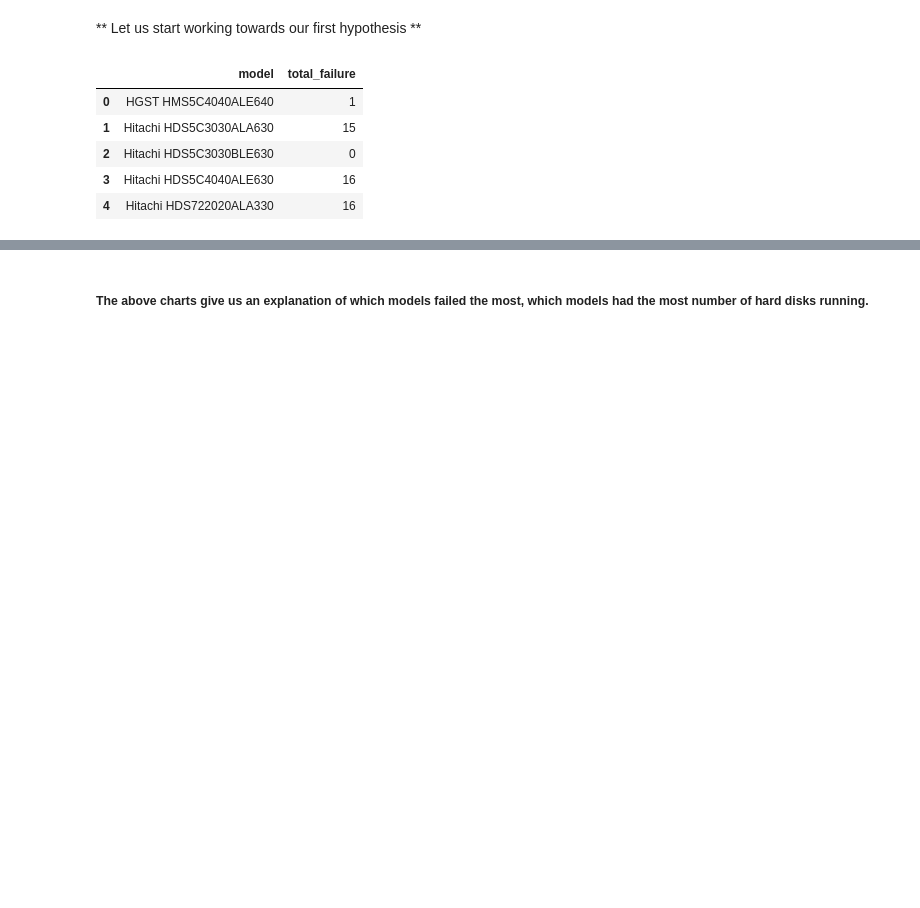
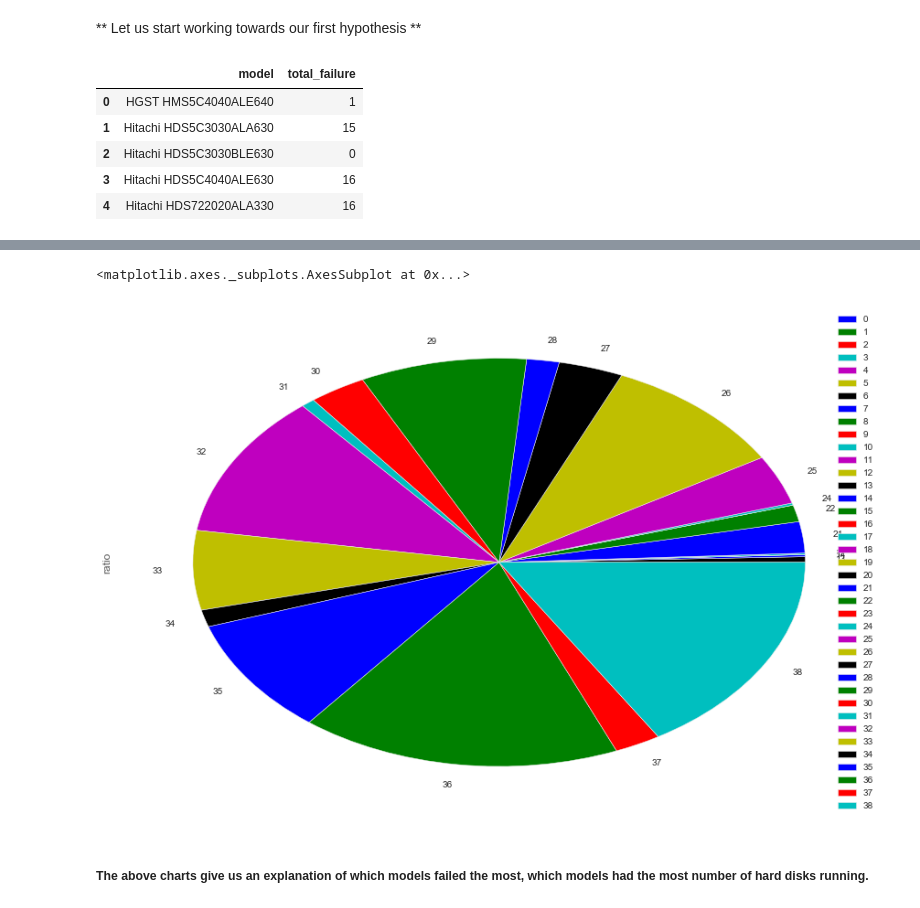
Before and after one commit to ababook/intro-python-data-science, a Jupyter notebook: hard-disk/Explore.ipynb, the cells around one changed output, grey strips where cells are left out. Cells and saved outputs as stored; diff of their text form; code cells hidden in the pictures; blank space fills up the shorter version.

```diff
--- a/hard-disk/Explore.ipynb
+++ b/hard-disk/Explore.ipynb
@@ -107,0 +166,4 @@ hard_disk_failures_df.plot(kind="bar",x="model",y="total_failure",figsize=(18,5)
+# %%
+# now let us compute the ratio of failure number/total_hard_disk of hard disk
+
+merged_df['ratio'] = merged_df.total_hard_disk / merged_df.total_failure
@@ -107,0 +194,2 @@ hard_disk_failures_df.plot(kind="bar",x="model",y="total_failure",figsize=(18,5)
+# %%
+merged_df.replace(np.inf,0,inplace=True)
@@ -108,3 +216,8 @@ hard_disk_failures_df.plot(kind="bar",x="model",y="total_failure",figsize=(18,5)
+# %%
+merged_df.plot(kind='pie',y='ratio',figsize=(15,10))
+# %% [output]
+<matplotlib.axes._subplots.AxesSubplot at 0x...>
+[figure, added]
 # %% [markdown]
 ##### The above charts give us an explanation of which models failed the most, which models had the most number of hard disks running.
 # %% [markdown]
```
Also changed, not shown: parts of 13 cells of this notebook.
